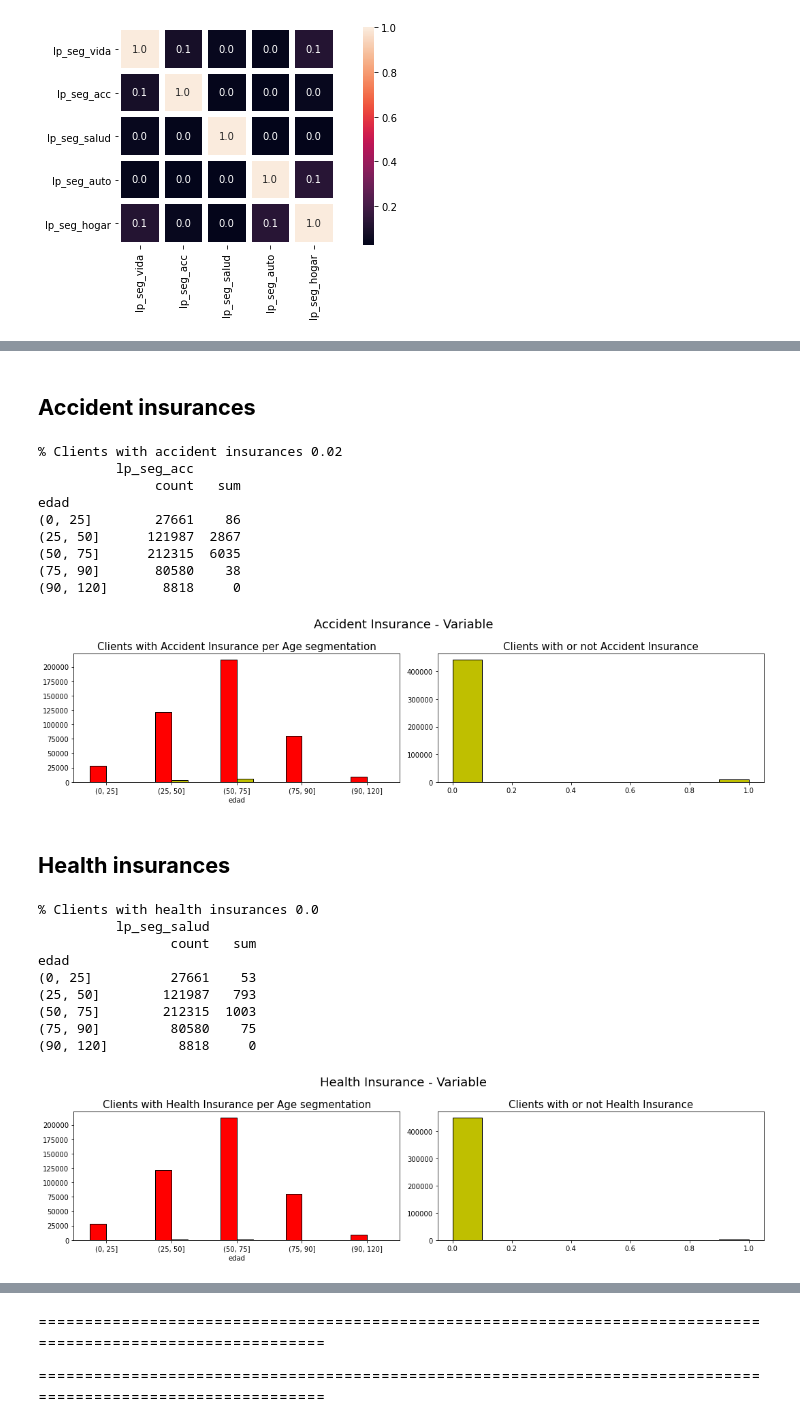
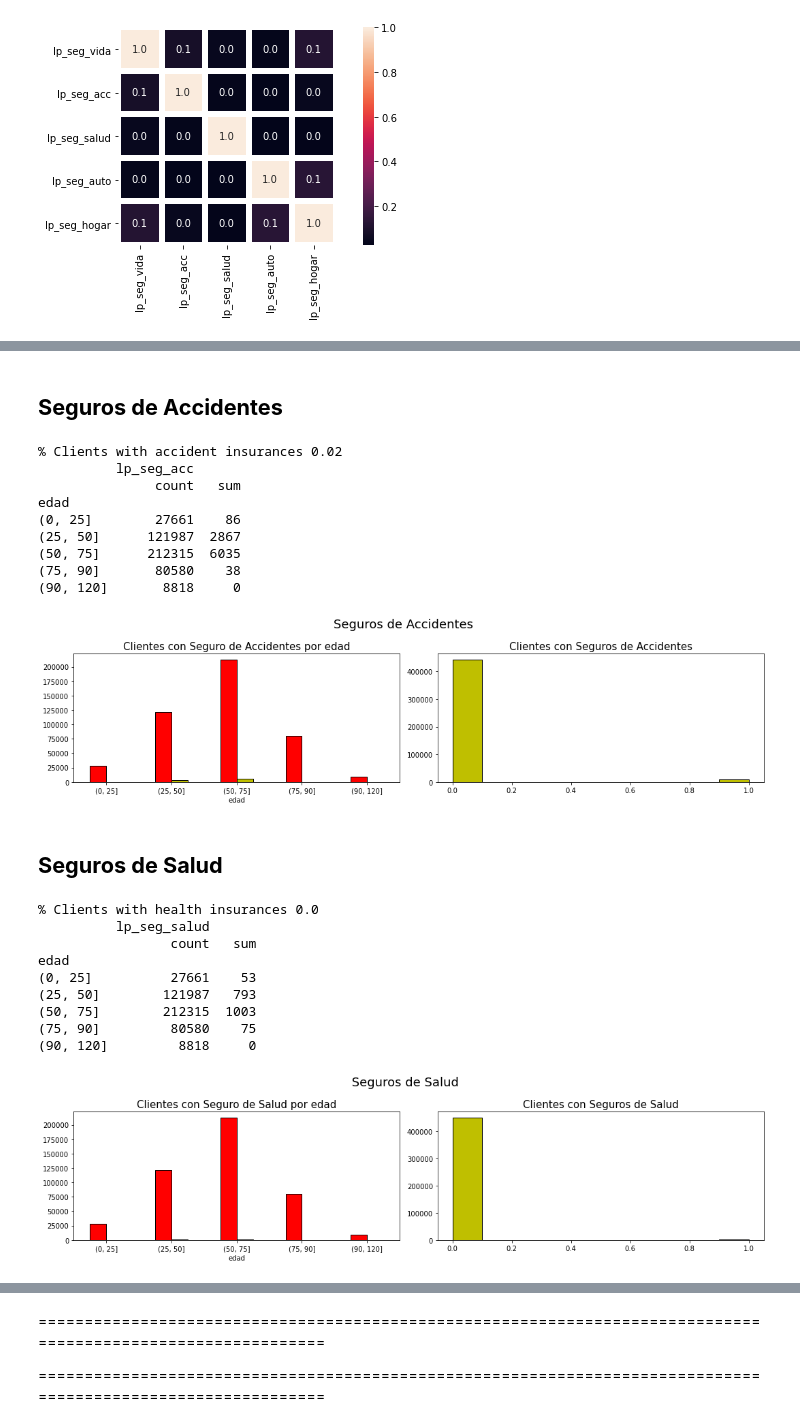
Before and after one commit to romayana/Financial-Product-Sales-Forecast-Model, a Jupyter notebook: Exploratory Data Analysis/EDA.ipynb, the cells around one changed output, grey strips where cells are left out. Saved outputs shown, nothing was run; the diff lists cells and outputs as text; code cells hidden in the pictures.

```diff
--- a/Exploratory Data Analysis/EDA.ipynb
+++ b/Exploratory Data Analysis/EDA.ipynb
@@ -747,24 +756,24 @@ edad
-# %% [markdown]
-## __Accident insurances__
+# %% [markdown]
+## __Seguros de Accidentes__
 # %%
 # Mayoria de clientes sin seguro contrado.
 
 figure, axes = plt.subplots(1,2)
 print('% Clients with accident insurances',df['lp_seg_acc'].value_counts(normalize = True)[1].round(2))
-print(df.groupby(age_segmentation)[['lp_seg_acc']].agg(['count','sum']))
+print(df.groupby(segmentacion_por_edad)[['lp_seg_acc']].agg(['count','sum']))
 
-age_segmentation = pd.cut(df['edad'], bins=(0, 25, 50, 75, 90, 120))
-df.groupby(age_segmentation)[['lp_seg_acc']].agg(['count','sum']).plot(ax = axes[0],kind ='bar',
+segmentacion_por_edad = pd.cut(df['edad'], bins=(0, 25, 50, 75, 90, 120))
+df.groupby(segmentacion_por_edad)[['lp_seg_acc']].agg(['count','sum']).plot(ax = axes[0],kind ='bar',
                                     legend = '', grid = False, color = ('r','y'), rot = 0,
                                      edgecolor = 'black', linewidth=1, figsize = (10,4))
 
 df['lp_seg_acc'].hist(ax = axes[1],figsize = (15,4), color = 'y',edgecolor = 'black',  linewidth = 1, grid = False)
 
-axes[0].set_title('Clients with Accident Insurance per Age segmentation', fontsize = 15)
-axes[1].set_title('Clients with or not Accident Insurance', fontsize = 15)
+axes[0].set_title('Clientes con Seguro de Accidentes por edad', fontsize = 15)
+axes[1].set_title('Clientes con Seguros de Accidentes', fontsize = 15)
 
-plt.savefig('C:/Users/manue/TFM/Financial-Product-Sales-Forecast-Model/Pictures/EDA-Accident Insurance', dpi=75,bbox_inches='tight')
-plt.suptitle('Accident Insurance - Variable',fontsize = 18)
+plt.savefig('C:/Users/manue/TFM/Financial-Product-Sales-Forecast-Model/Images/EDA-Seguros Accidentes', dpi=75,bbox_inches='tight')
+plt.suptitle('Seguros de Accidentes',fontsize = 18)
 figure.tight_layout()
 # %% [output]
 % Clients with accident insurances 0.02
@@ -776,37 +785,37 @@ edad
 (50, 75]      212315  6035
 (75, 90]       80580    38
 (90, 120]       8818     0
-[figure, old version]
+[figure, new version]
-# %% [markdown]
-## __Health insurances__
+# %% [markdown]
+## __Seguros de Salud__
 # %%
-# Majority of clients without insurance.
+# Mayoria de clientes sin seguro contrado.
 
 figure, axes = plt.subplots(1,2)
 print('% Clients with health insurances',df['lp_seg_salud'].value_counts(normalize = True)[1].round(2))
-print(df.groupby(age_segmentation)[['lp_seg_salud']].agg(['count','sum']))
+print(df.groupby(segmentacion_por_edad)[['lp_seg_salud']].agg(['count','sum']))
 
-age_segmentation = pd.cut(df['edad'], bins=(0, 25, 50, 75, 90, 120))
-df.groupby(age_segmentation)[['lp_seg_salud']].agg(['count','sum']).plot(ax = axes[0],kind ='bar',
+segmentacion_por_edad = pd.cut(df['edad'], bins=(0, 25, 50, 75, 90, 120))
+df.groupby(segmentacion_por_edad)[['lp_seg_salud']].agg(['count','sum']).plot(ax = axes[0],kind ='bar',
                                     legend = '', grid = False, color = ('r','y'), rot = 0,
                                      edgecolor = 'black', linewidth=1, figsize = (10,4))
 
 df['lp_seg_salud'].hist(ax = axes[1],figsize = (15,4), color = 'y', edgecolor = 'black',  linewidth = 1, grid = False)
 
-axes[0].set_title('Clients with Health Insurance per Age segmentation', fontsize = 15)
-axes[1].set_title('Clients with or not Health Insurance', fontsize = 15)
+axes[0].set_title('Clientes con Seguro de Salud por edad', fontsize = 15)
+axes[1].set_title('Clientes con Seguros de Salud', fontsize = 15)
 
-plt.savefig('C:/Users/manue/TFM/Financial-Product-Sales-Forecast-Model/Pictures/EDA-Health Insurance', dpi=75,bbox_inches='tight')
-plt.suptitle('Health Insurance - Variable',fontsize = 18)
+plt.savefig('C:/Users/manue/TFM/Financial-Product-Sales-Forecast-Model/Images/EDA- Seguros de Salud', dpi=75,bbox_inches='tight')
+plt.suptitle(' Seguros de Salud',fontsize = 18)
 figure.tight_layout()
 # %% [output]
 % Clients with health insurances 0.0
           lp_seg_salud
                  count   sum
 edad
 (0, 25]          27661    53
 (25, 50]        121987   793
 (50, 75]        212315  1003
 (75, 90]         80580    75
 (90, 120]         8818     0
-[figure, old version]
+[figure, new version]
```
Also changed, not shown: parts of 175 cells of this notebook, 33 other files.
